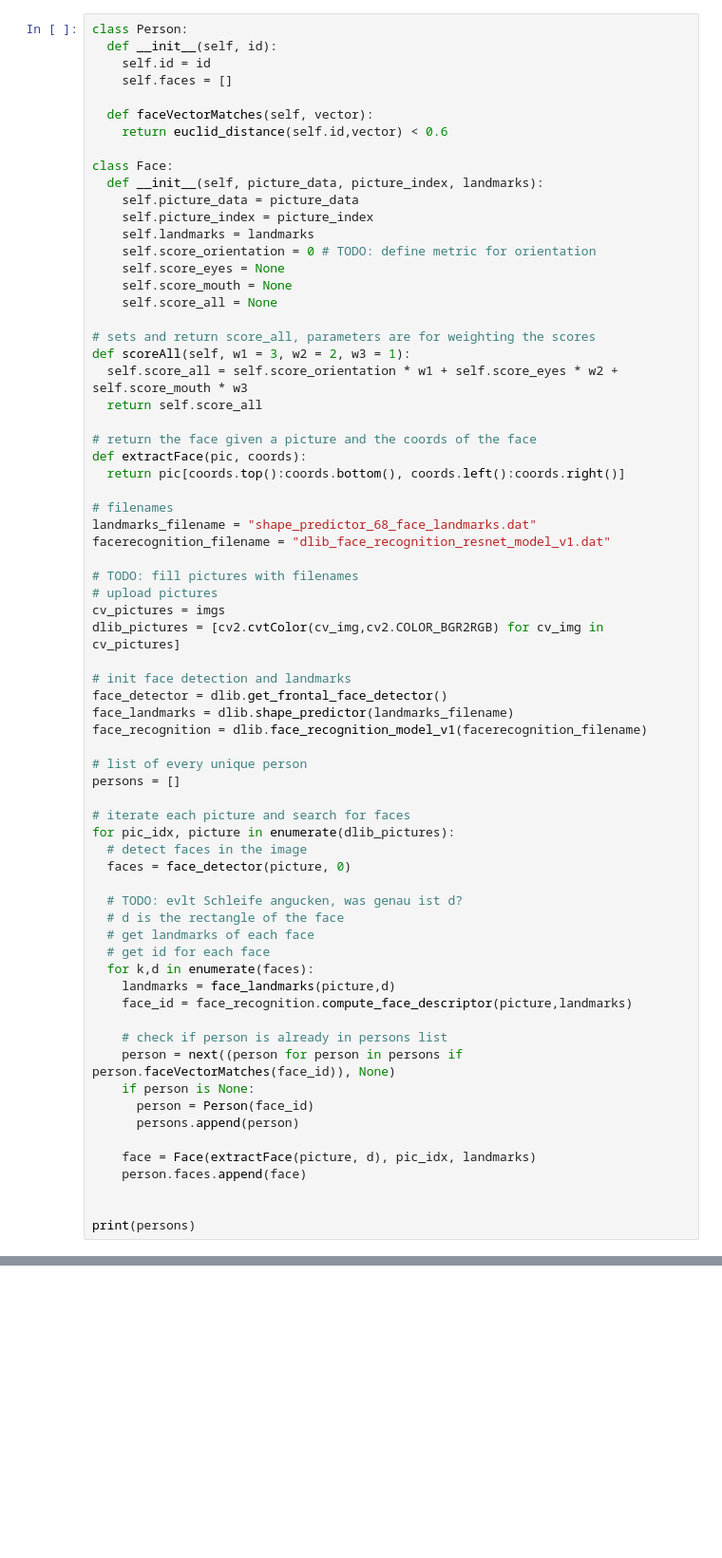
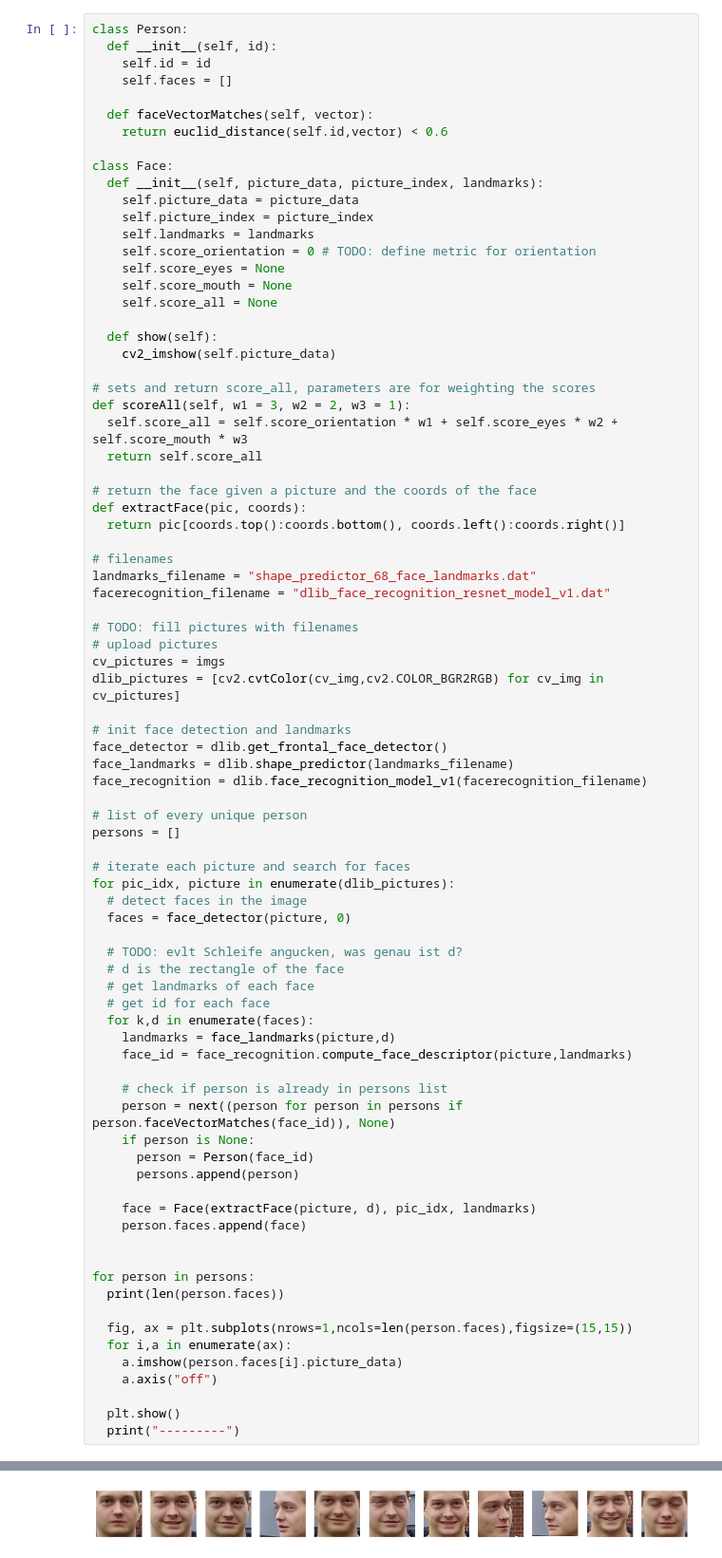
Before and after one commit to uol-mediaprocessing-201920/group-projects-group-photo, a Jupyter notebook: prototype.ipynb, the cells around one changed output, grey strips where cells are left out. Shown: that part at 95% size. Saved outputs shown, nothing was run; the diff lists cells and outputs as text; blank space fills up the shorter version.

Commit message:
added plotview for pictures

```diff
--- a/prototype.ipynb
+++ b/prototype.ipynb
@@ -67,6 +70,9 @@ class Face:
     self.score_eyes = None
     self.score_mouth = None
     self.score_all = None
+
+  def show(self):
+    cv2_imshow(self.picture_data)
 
 # sets and return score_all, parameters are for weighting the scores
 def scoreAll(self, w1 = 3, w2 = 2, w3 = 1):
@@ -117,5 +123,14 @@ for pic_idx, picture in enumerate(dlib_pictures):
     person.faces.append(face)
 
 
-print(persons)
+for person in persons:
+  print(len(person.faces))
+
+  fig, ax = plt.subplots(nrows=1,ncols=len(person.faces),figsize=(15,15))
+  for i,a in enumerate(ax):
+    a.imshow(person.faces[i].picture_data)
+    a.axis("off")
+
+  plt.show()
+  print("---------")
 # %% [output]
@@ -122,0 +138 @@ print(persons)
+[figure, added]
```
Also changed, not shown: parts of 2 cells of this notebook.
